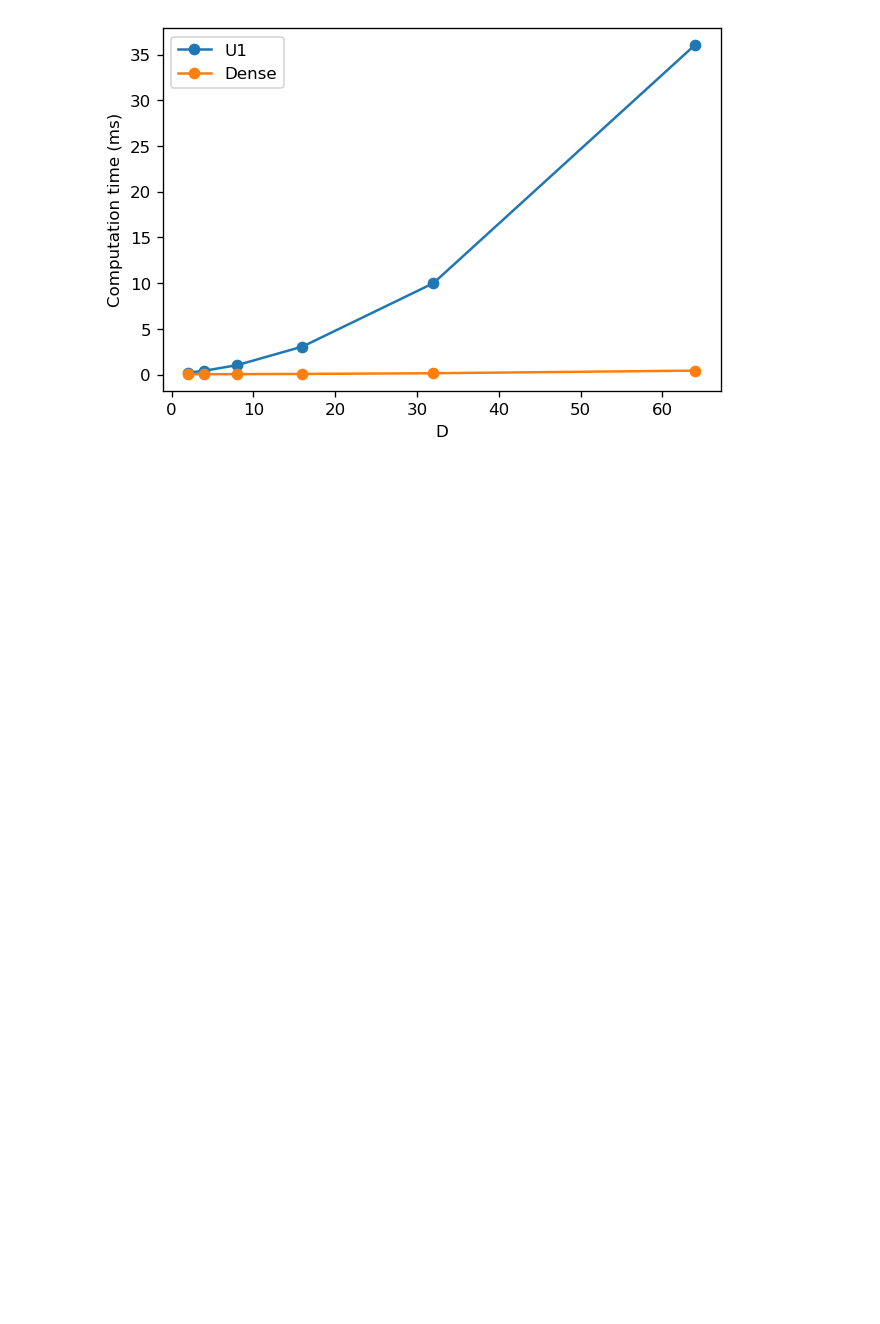
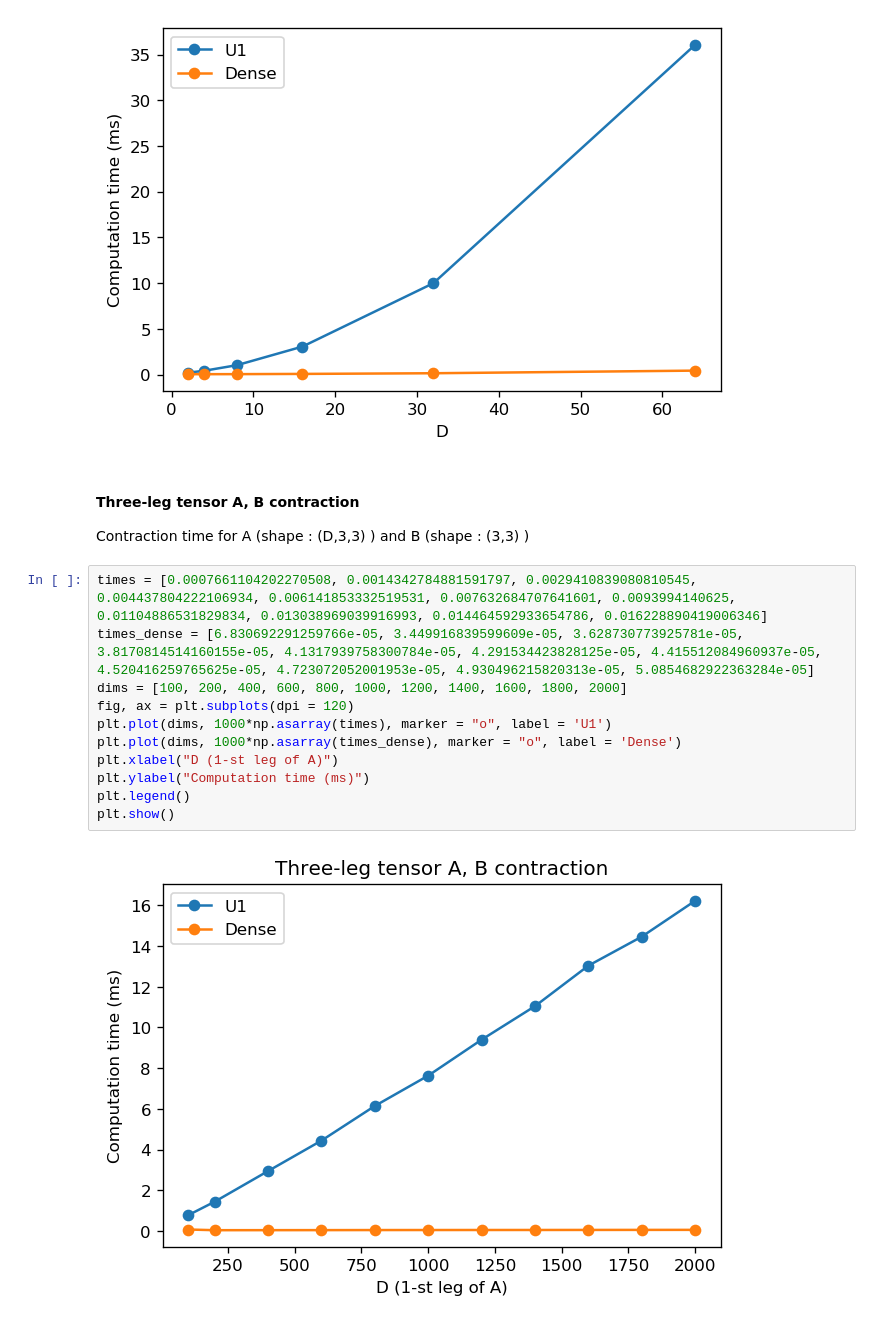
Before and after one commit to j9263178/CytnxBenchmarks, a Jupyter notebook: benchmarks.ipynb, the cells around one changed output. Cells and saved outputs as stored; diff of their text form; blank space fills up the shorter version.

Commit message:
add 3-leg contraction plot

```diff
--- a/benchmarks.ipynb
+++ b/benchmarks.ipynb
@@ -76,3 +76,19 @@ plt.ylabel("Computation time (ms)")
 plt.show()
 # %% [output]
 [figure]
+# %% [markdown]
+#### Three-leg tensor A, B contraction
+Contraction time for A (shape : (D,3,3) ) and B (shape : (3,3) )
+# %%
+times = [0.0007661104202270508, 0.0014342784881591797, 0.0029410839080810545, 0.004437804222106934, 0.006141853332519531, 0.007632684707641601, 0.0093994140625, 0.01104886531829834, 0.013038969039916993, 0.014464592933654786, 0.016228890419006346]
+times_dense = [6.830692291259766e-05, 3.449916839599609e-05, 3.628730773925781e-05, 3.8170814514160155e-05, 4.1317939758300784e-05, 4.291534423828125e-05, 4.415512084960937e-05, 4.520416259765625e-05, 4.723072052001953e-05, 4.930496215820313e-05, 5.0854682922363284e-05]
+dims = [100, 200, 400, 600, 800, 1000, 1200, 1400, 1600, 1800, 2000]
+fig, ax = plt.subplots(dpi = 120)
+plt.plot(dims, 1000*np.asarray(times), marker = "o", label = 'U1')
+plt.plot(dims, 1000*np.asarray(times_dense), marker = "o", label = 'Dense')
+plt.xlabel("D (1-st leg of A)")
+plt.ylabel("Computation time (ms)")
+plt.legend()
+plt.show()
+# %% [output]
+[figure, added]
```
